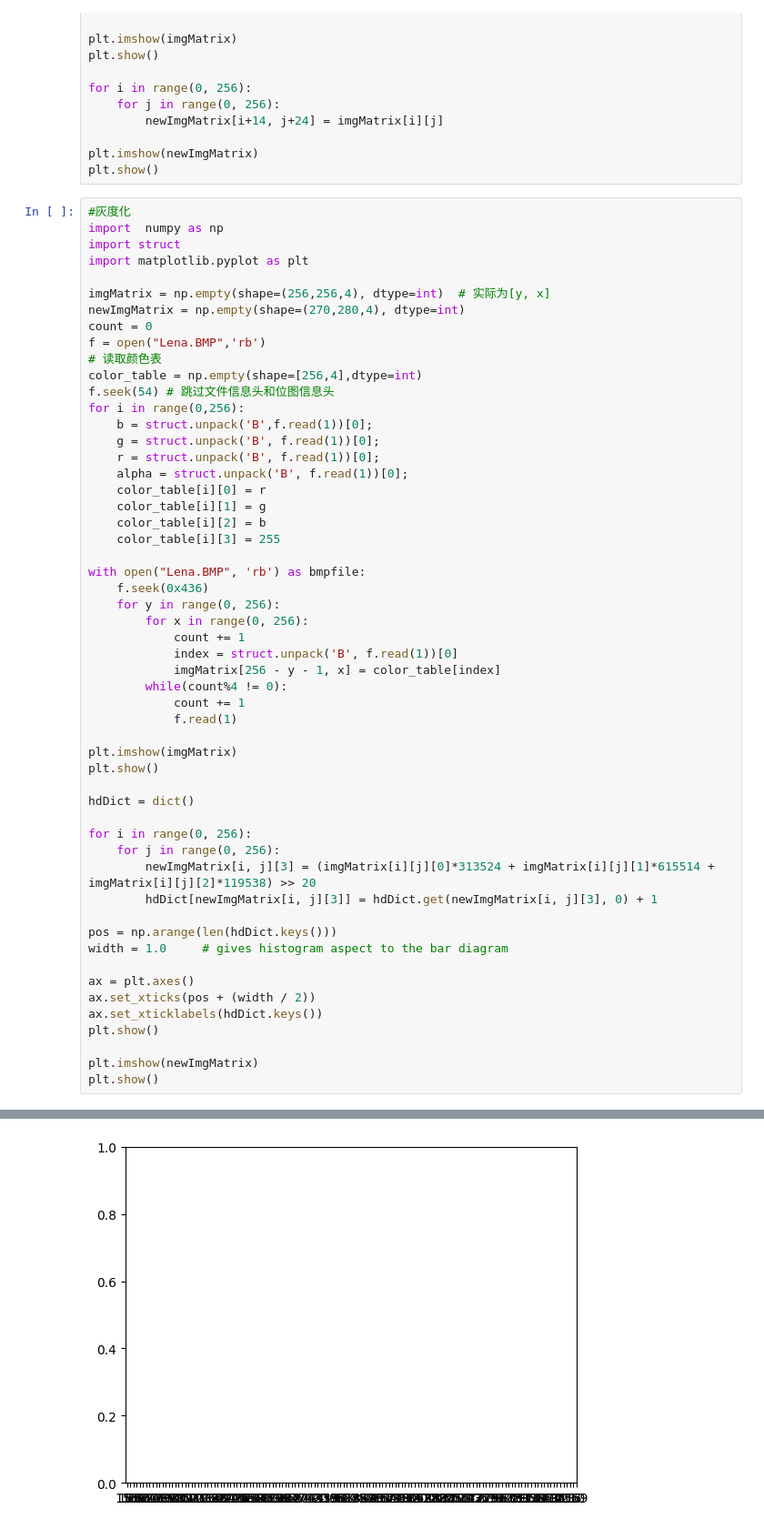
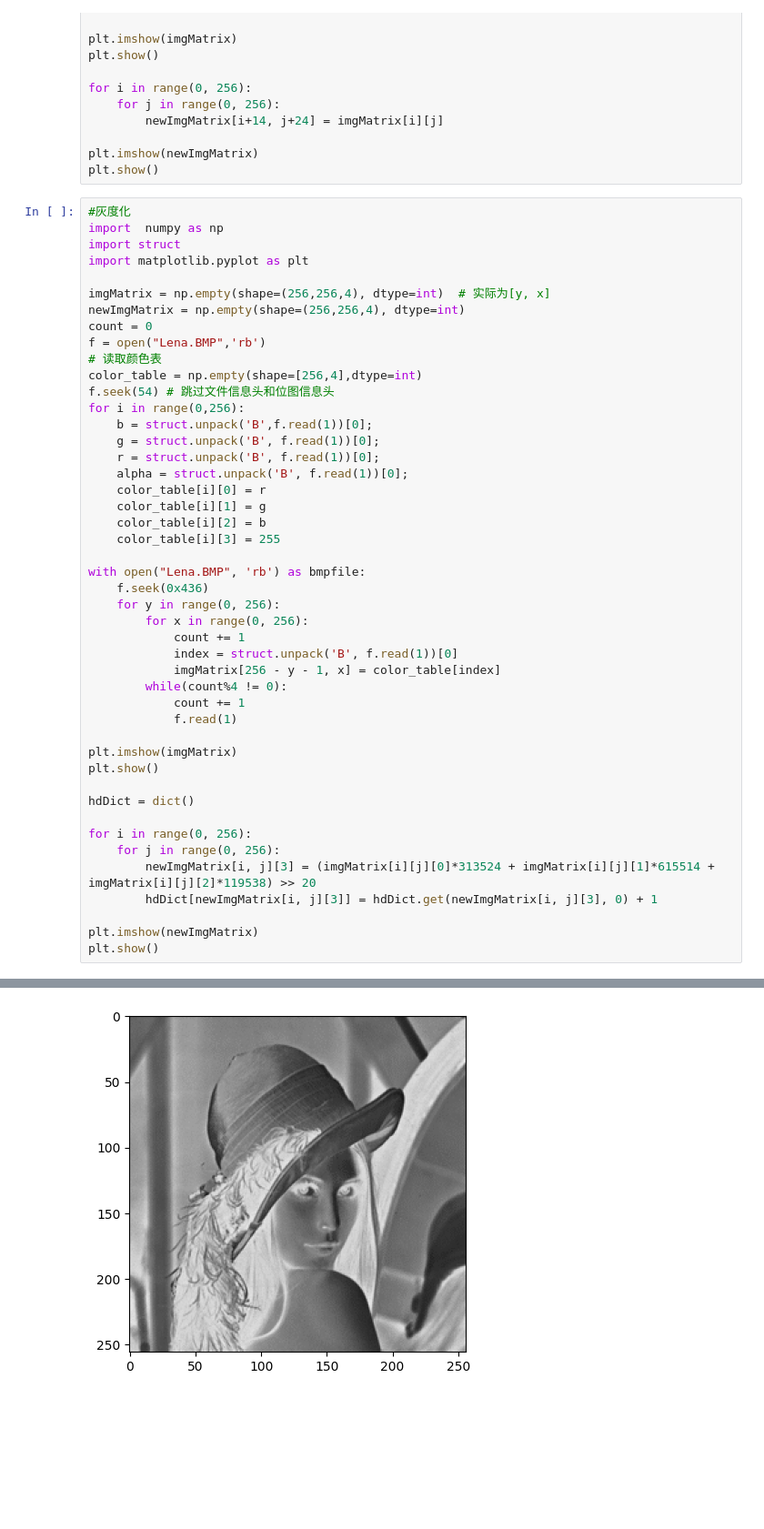
Before and after one commit to fazer-y/DIP, a Jupyter notebook: bmpTest.ipynb, the cells around one changed output, grey strips where cells are left out. Shown at 91% size. Cells and saved outputs as stored; diff of their text form; blank space fills up the shorter version.

```diff
--- a/bmpTest.ipynb
+++ b/bmpTest.ipynb
@@ -263,7 +263,7 @@ import struct
 import matplotlib.pyplot as plt
 
 imgMatrix = np.empty(shape=(256,256,4), dtype=int)  # 实际为[y, x]
-newImgMatrix = np.empty(shape=(270,280,4), dtype=int)
+newImgMatrix = np.empty(shape=(256,256,4), dtype=int)
 count = 0
 f = open("Lena.BMP",'rb')
 # 读取颜色表
@@ -277,39 +277,31 @@ for i in range(0,256):
     color_table[i][0] = r
     color_table[i][1] = g
     color_table[i][2] = b
     color_table[i][3] = 255
 
 with open("Lena.BMP", 'rb') as bmpfile:
     f.seek(0x436)
     for y in range(0, 256):
         for x in range(0, 256):
             count += 1
             index = struct.unpack('B', f.read(1))[0]
             imgMatrix[256 - y - 1, x] = color_table[index]
         while(count%4 != 0):
             count += 1
             f.read(1)
 
 plt.imshow(imgMatrix)
 plt.show()
 
 hdDict = dict()
 
 for i in range(0, 256):
     for j in range(0, 256):
         newImgMatrix[i, j][3] = (imgMatrix[i][j][0]*313524 + imgMatrix[i][j][1]*615514 + imgMatrix[i][j][2]*119538) >> 20
         hdDict[newImgMatrix[i, j][3]] = hdDict.get(newImgMatrix[i, j][3], 0) + 1
 
-pos = np.arange(len(hdDict.keys()))
-width = 1.0     # gives histogram aspect to the bar diagram
-
-ax = plt.axes()
-ax.set_xticks(pos + (width / 2))
-ax.set_xticklabels(hdDict.keys())
-plt.show()
-
 plt.imshow(newImgMatrix)
 plt.show()
 # %% [output]
 [figure]
-[figure, old version]
+[figure, new version]
```
Also changed, not shown: parts of 1 cell of this notebook.
